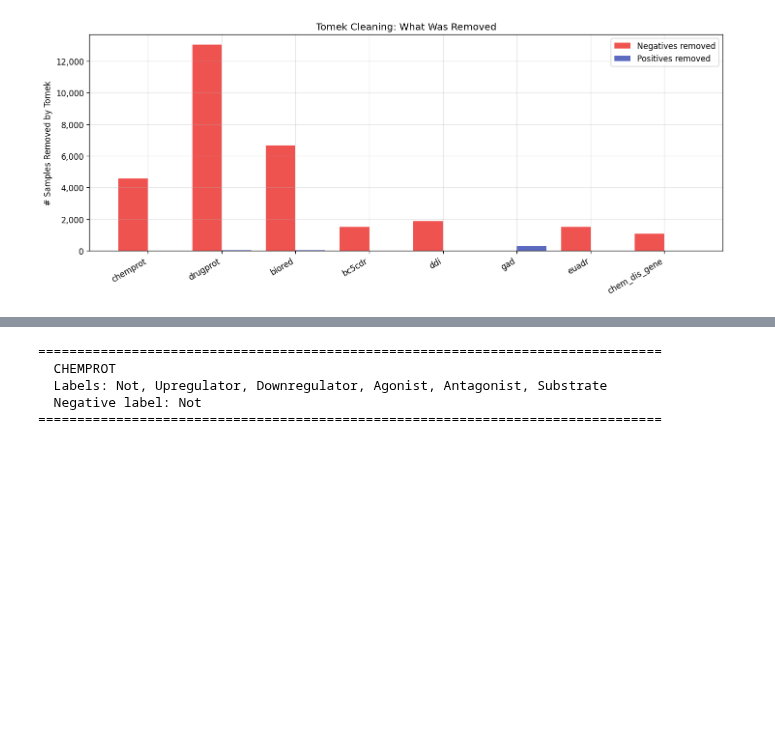
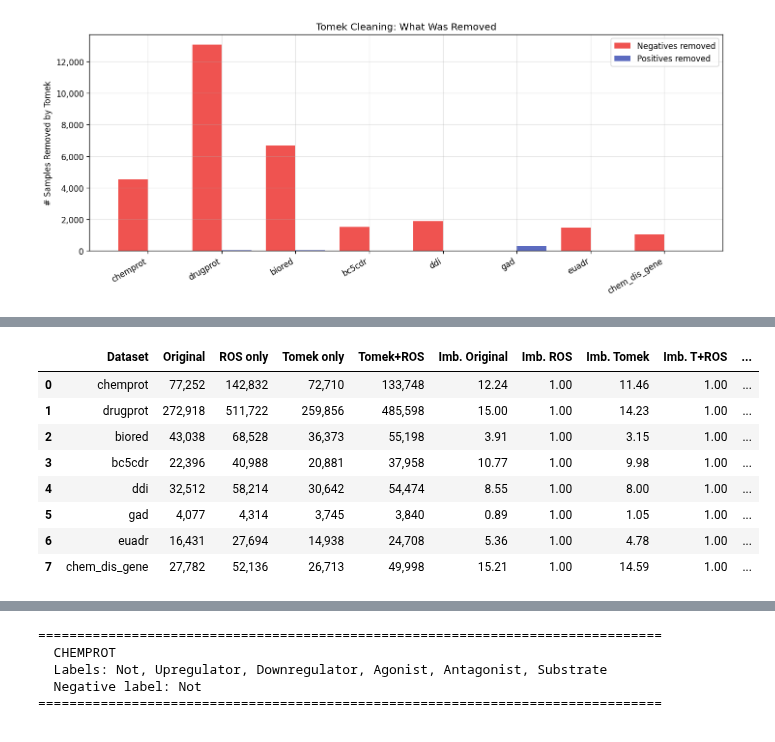
Before and after one commit to Basel-Alshaikhdeeb/medre-bench, a Jupyter notebook: notebooks/dataset_exploration.ipynb, the cells around one changed output, grey strips where cells are left out. Cells and saved outputs as stored; diff of their text form; code cells hidden in the pictures; blank space fills up the shorter version.

```diff
--- a/notebooks/dataset_exploration.ipynb
+++ b/notebooks/dataset_exploration.ipynb
@@ -575,0 +731,49 @@ if tomek_results:
+# %%
+# 4-stage summary table — binary labels
+BINARY_NEG = "NO_RELATION"  # from collapse_to_binary
+
+binary_stage_rows = []
+for ds_name in DATASET_NAMES:
+    examples = binary_train.get(ds_name)
+    if not examples:
+        continue
+
+    ros_only = random_oversample(examples, seed=42)
+    tomek_only = binary_tomek_results.get(ds_name)
+    tomek_ros = random_oversample(tomek_only, seed=42) if tomek_only is not None else None
+
+    def imb(exs):
+        if exs is None:
+            return None
+        c = Counter(ex.label for ex in exs)
+        n_pos = c.get("RELATION", 0)
+        n_neg = c.get(BINARY_NEG, 0)
+        return n_neg / max(n_pos, 1)
+
+    binary_stage_rows.append({
+        "Dataset": ds_name,
+        "Original": f"{len(examples):,}",
+        "ROS only": f"{len(ros_only):,}",
+        "Tomek only": f"{len(tomek_only):,}" if tomek_only is not None else "-",
+        "Tomek+ROS": f"{len(tomek_ros):,}" if tomek_ros is not None else "-",
+        "Imb. Original": f"{imb(examples):.2f}",
+        "Imb. ROS": f"{imb(ros_only):.2f}",
+        "Imb. Tomek": f"{imb(tomek_only):.2f}" if tomek_only is not None else "-",
+        "Imb. T+ROS": f"{imb(tomek_ros):.2f}" if tomek_ros is not None else "-",
+        "Tomek removed %": (
+            f"{(len(examples)-len(tomek_only))/len(examples)*100:.1f}%"
+            if tomek_only is not None else "-"
+        ),
+    })
+
+pd.DataFrame(binary_stage_rows)
+# %% [output]
+|  | Dataset | Original | ROS only | Tomek only | Tomek+ROS | Imb. Original | Imb. ROS | Imb. Tomek | Imb. T+ROS | ... |
+| 0 | chemprot | 77,252 | 142,832 | 72,710 | 133,748 | 12.24 | 1.00 | 11.46 | 1.00 | ... |
+| 1 | drugprot | 272,918 | 511,722 | 259,856 | 485,598 | 15.00 | 1.00 | 14.23 | 1.00 | ... |
+| 2 | biored | 43,038 | 68,528 | 36,373 | 55,198 | 3.91 | 1.00 | 3.15 | 1.00 | ... |
+| 3 | bc5cdr | 22,396 | 40,988 | 20,881 | 37,958 | 10.77 | 1.00 | 9.98 | 1.00 | ... |
+| 4 | ddi | 32,512 | 58,214 | 30,642 | 54,474 | 8.55 | 1.00 | 8.00 | 1.00 | ... |
+| 5 | gad | 4,077 | 4,314 | 3,745 | 3,840 | 0.89 | 1.00 | 1.05 | 1.00 | ... |
+| 6 | euadr | 16,431 | 27,694 | 14,938 | 24,708 | 5.36 | 1.00 | 4.78 | 1.00 | ... |
+| 7 | chem_dis_gene | 27,782 | 52,136 | 26,713 | 49,998 | 15.21 | 1.00 | 14.59 | 1.00 | ... |
```
Also changed, not shown: parts of 10 cells of this notebook, 24 other files.
